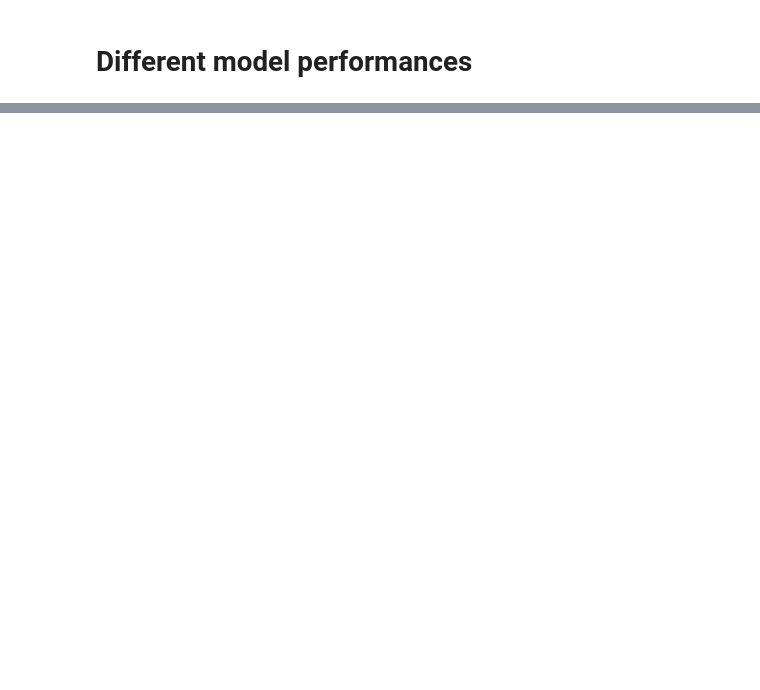
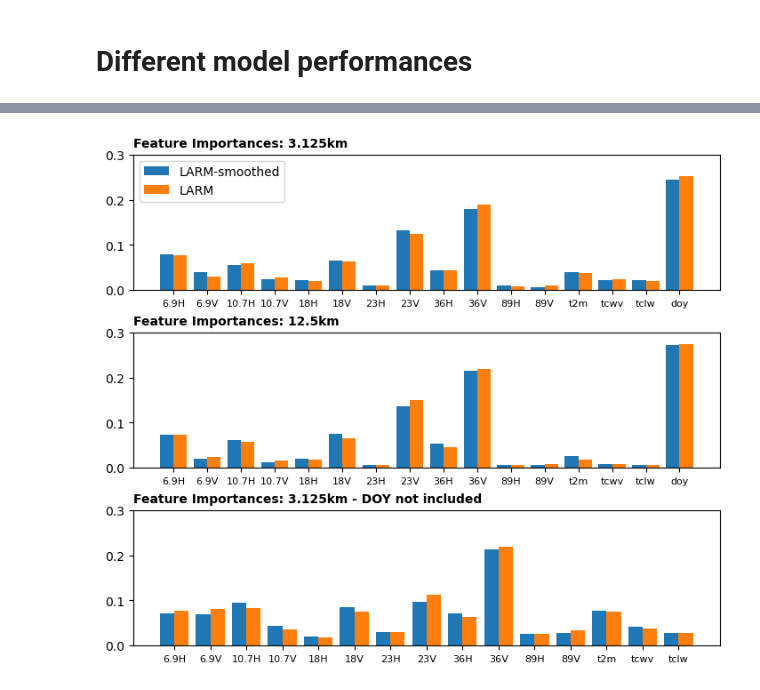
Before and after one commit to EHTellefsen/Arctic_Snow_Products, a Jupyter notebook: analysis/evaluate_model_performance.ipynb, the cells around one changed output, grey strips where cells are left out. Saved outputs shown, nothing was run; the diff lists cells and outputs as text; code cells hidden in the pictures; blank space fills up the shorter version.

```diff
--- a/analysis/evaluate_model_performance.ipynb
+++ b/analysis/evaluate_model_performance.ipynb
@@ -138,0 +247,24 @@ datasets = {
+# %%
+fig, ax = plt.subplots(3, 1, figsize=(7,6), layout='constrained')
+i=0
+
+titles = ['3.125km', '12.5km', '3.125km - DOY not included']
+for retracker, experiments in datasets.items():
+
+    j=0
+    for experiment, files in experiments.items():
+        model = pickle.load(open(files['model'], 'rb'))
+        offset = 0.4*i - 0.2
+        x = np.arange(len(model.input_features))
+        ax[j].bar(x+offset, model.model.feature_importances_, width=0.4)
+        ax[j].set_xticks(x, model.input_features, fontsize=8)
+        ax[j].set_title(f'Feature Importances: {titles[j]}', loc='left', fontsize=10, fontweight='bold')
+        ax[j].set_ylim(0, 0.3)
+        #ax[j].set_title(f'Feature Importances - {retracker} - {experiment}')
+        j += 1
+    i += 1
+    ax[0].legend(['LARM-smoothed', 'LARM'])
+fig.savefig('data/fig/feature_importances_comparison.pdf')
+plt.show()
+# %% [output]
+[figure, added]
```
Also changed, not shown: parts of 11 cells of this notebook, 5 other files.
